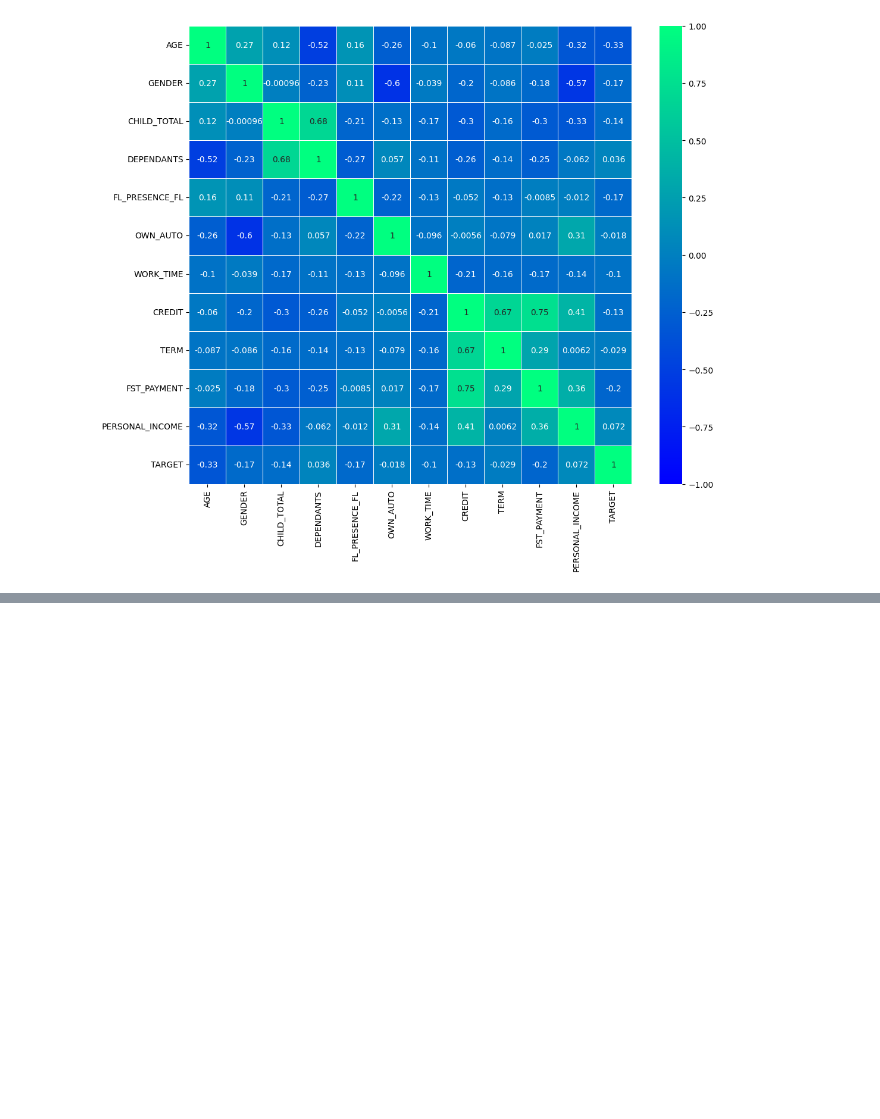
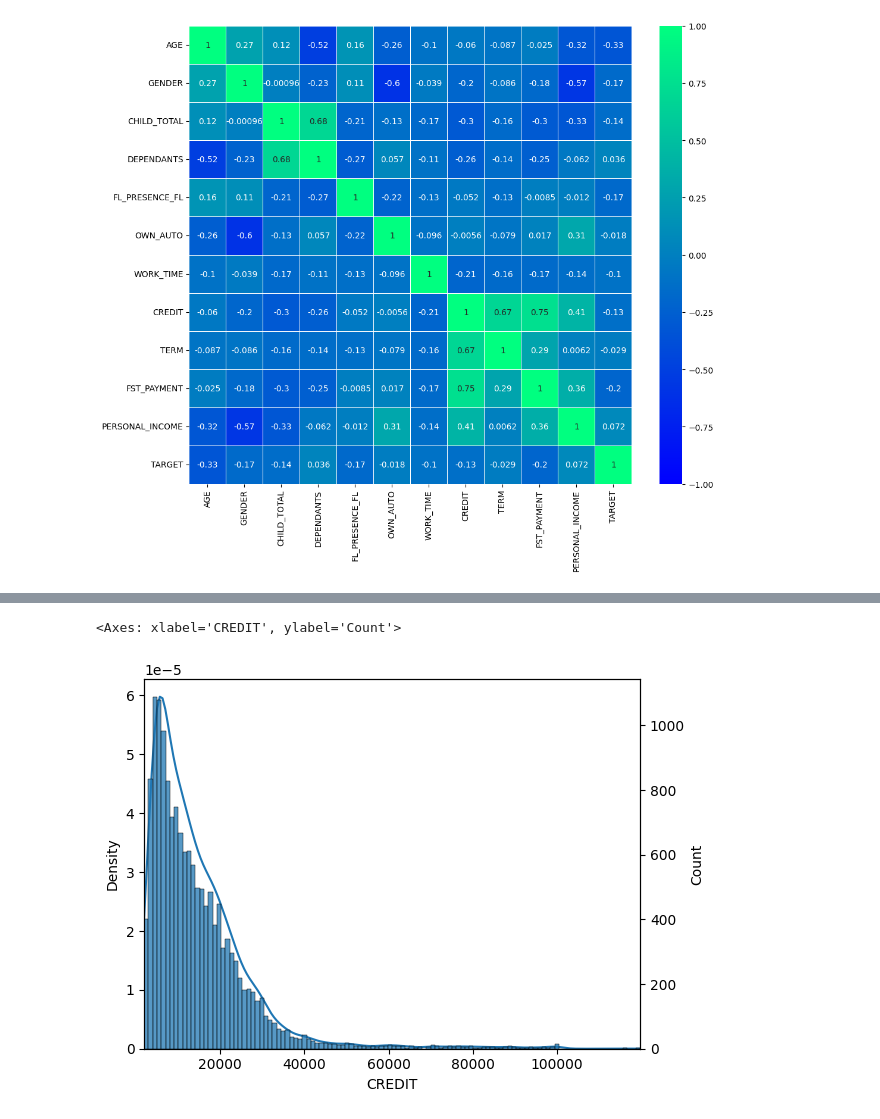
Before and after one commit to dsbulgakovv/streamlit_study_app, a Jupyter notebook: notebook/eda_prepare.ipynb, the cells around one changed output, grey strips where cells are left out. Cells and saved outputs as stored; diff of their text form; code cells hidden in the pictures; blank space fills up the shorter version.

```diff
--- a/notebook/eda_prepare.ipynb
+++ b/notebook/eda_prepare.ipynb
@@ -238,8 +224,11 @@ plt.show()
 # %%
-targ_data = interactions_df[interactions_df['watched_pct'].isna() == False][['watched_pct']]
+targ_data = full_table[full_table['CREDIT'].isna() == False][['CREDIT']]
 
 fig, ax1 = plt.subplots()
-sb.kdeplot(data=targ_data, x="watched_pct", ax=ax1)
-ax1.set_xlim((targ_data["watched_pct"].min(), targ_data["watched_pct"].max()))
+sns.kdeplot(data=targ_data, x="CREDIT", ax=ax1)
+ax1.set_xlim((targ_data["CREDIT"].min(), targ_data["CREDIT"].max()))
 ax2 = ax1.twinx()
-sb.histplot(data=targ_data, x="watched_pct", discrete=True, ax=ax2)
+sns.histplot(data=targ_data, x="CREDIT", discrete=False, ax=ax2)
+# %% [output]
+<Axes: xlabel='CREDIT', ylabel='Count'>
+[figure, added]
```
Also changed, not shown: parts of 6 cells of this notebook.
